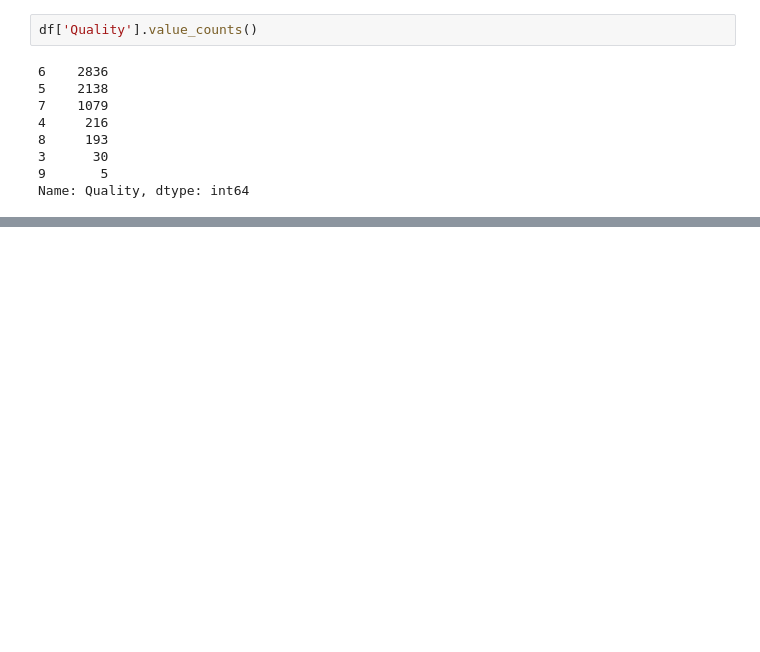
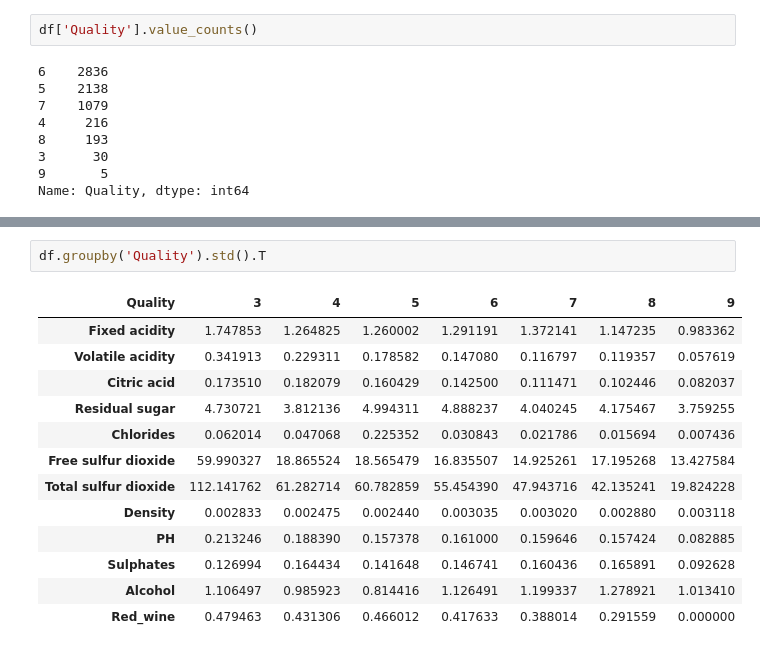
Before and after one commit to Aya03030/iod, a Jupyter notebook: Mini project- wine quality.ipynb, the cells around one changed output, grey strips where cells are left out. Drawn from its saved outputs; the diff is of its cells as text; blank space fills up the shorter version.

```diff
--- a/Mini project- wine quality.ipynb
+++ b/Mini project- wine quality.ipynb
@@ -192,0 +209,16 @@ plt.grid(True)
+# %%
+df.groupby('Quality').std().T
+# %% [output]
+| Quality | 3 | 4 | 5 | 6 | 7 | 8 | 9 |
+| Fixed acidity | 1.747853 | 1.264825 | 1.260002 | 1.291191 | 1.372141 | 1.147235 | 0.983362 |
+| Volatile acidity | 0.341913 | 0.229311 | 0.178582 | 0.147080 | 0.116797 | 0.119357 | 0.057619 |
+| Citric acid | 0.173510 | 0.182079 | 0.160429 | 0.142500 | 0.111471 | 0.102446 | 0.082037 |
+| Residual sugar | 4.730721 | 3.812136 | 4.994311 | 4.888237 | 4.040245 | 4.175467 | 3.759255 |
+| Chlorides | 0.062014 | 0.047068 | 0.225352 | 0.030843 | 0.021786 | 0.015694 | 0.007436 |
+| Free sulfur dioxide | 59.990327 | 18.865524 | 18.565479 | 16.835507 | 14.925261 | 17.195268 | 13.427584 |
+| Total sulfur dioxide | 112.141762 | 61.282714 | 60.782859 | 55.454390 | 47.943716 | 42.135241 | 19.824228 |
+| Density | 0.002833 | 0.002475 | 0.002440 | 0.003035 | 0.003020 | 0.002880 | 0.003118 |
+| PH | 0.213246 | 0.188390 | 0.157378 | 0.161000 | 0.159646 | 0.157424 | 0.082885 |
+| Sulphates | 0.126994 | 0.164434 | 0.141648 | 0.146741 | 0.160436 | 0.165891 | 0.092628 |
+| Alcohol | 1.106497 | 0.985923 | 0.814416 | 1.126491 | 1.199337 | 1.278921 | 1.013410 |
+| Red_wine | 0.479463 | 0.431306 | 0.466012 | 0.417633 | 0.388014 | 0.291559 | 0.000000 |
```
Also changed, not shown: parts of 17 cells of this notebook.
